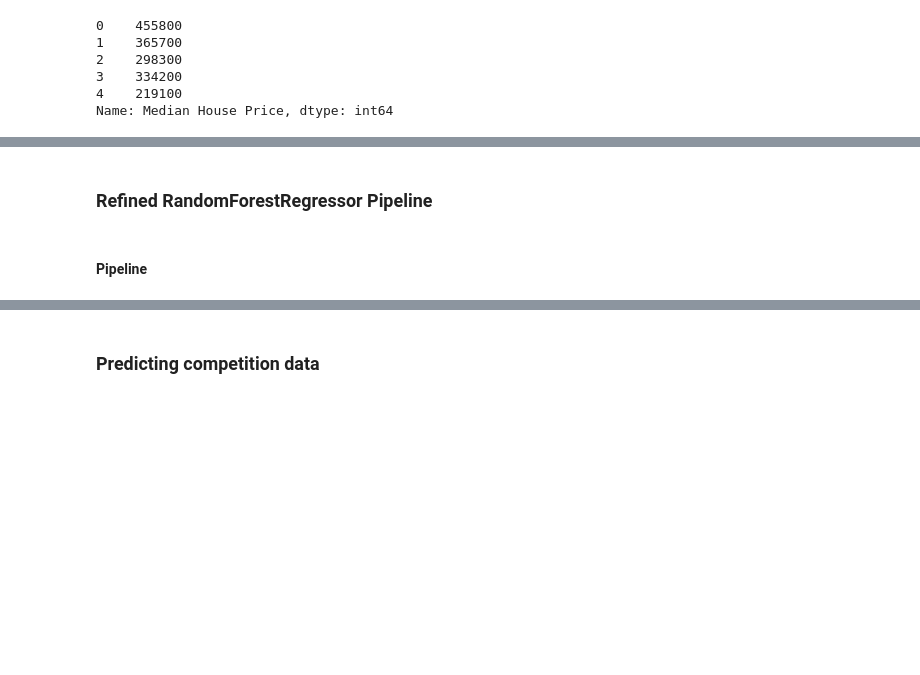
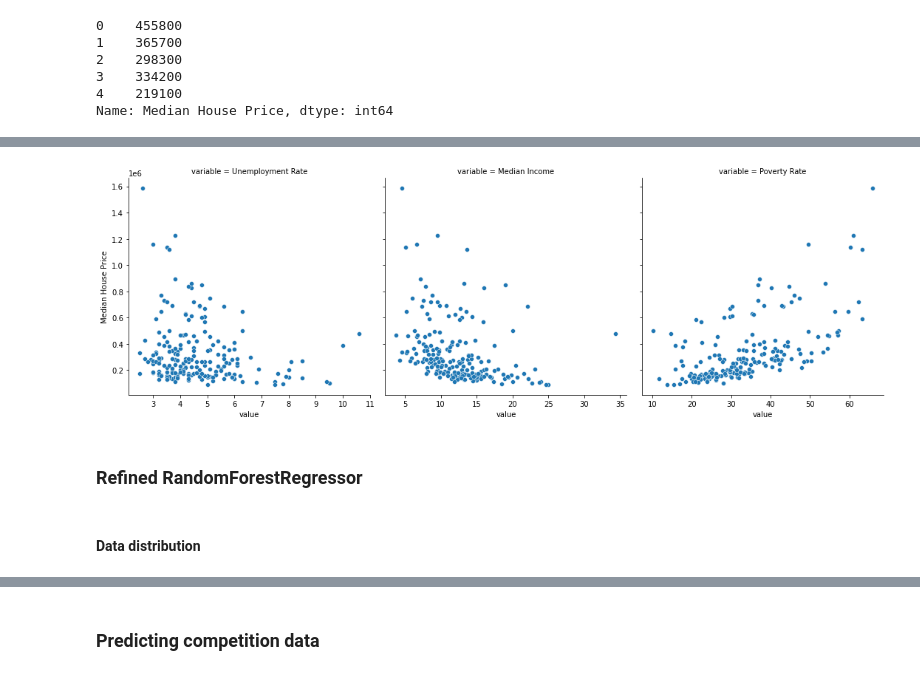
Before and after one commit to BoltStrike77/AIS-Summer-Comp, a Jupyter notebook: AIS-Summer.ipynb, the cells around one changed output, grey strips where cells are left out. Drawn from its saved outputs; the diff is of its cells as text; code cells hidden in the pictures; blank space fills up the shorter version.

```diff
--- a/AIS-Summer.ipynb
+++ b/AIS-Summer.ipynb
@@ -55,7 +79,17 @@ X.head()
+# %%
+# seaborn plotting
+discrete_features = X.dtypes == int
+
+sns.relplot(
+    x="value", y="Median House Price", col="variable", data=all_data.melt(id_vars="Median House Price",
+        value_vars=features), facet_kws=dict(sharex=False),
+);
+# %% [output]
+[figure, added]
 # %% [markdown]
-### Refined RandomForestRegressor Pipeline
+### Refined RandomForestRegressor
-# %% [markdown]
-#### Pipeline
+# %% [markdown]
+#### Data distribution
 # %%
 # set up data distrubtion
 X_train, X_test, y_train, y_test = train_test_split(X, y, test_size=.25, random_state = 42)
```
Also changed, not shown: parts of 24 cells of this notebook, 2 other files.
